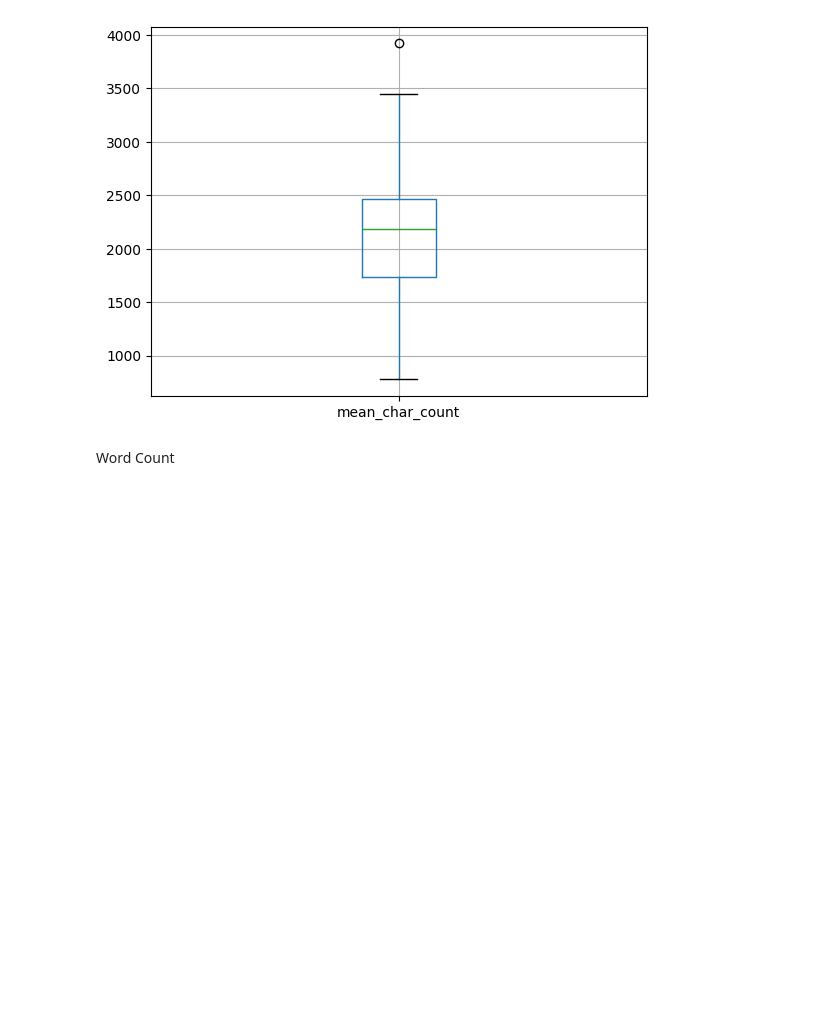
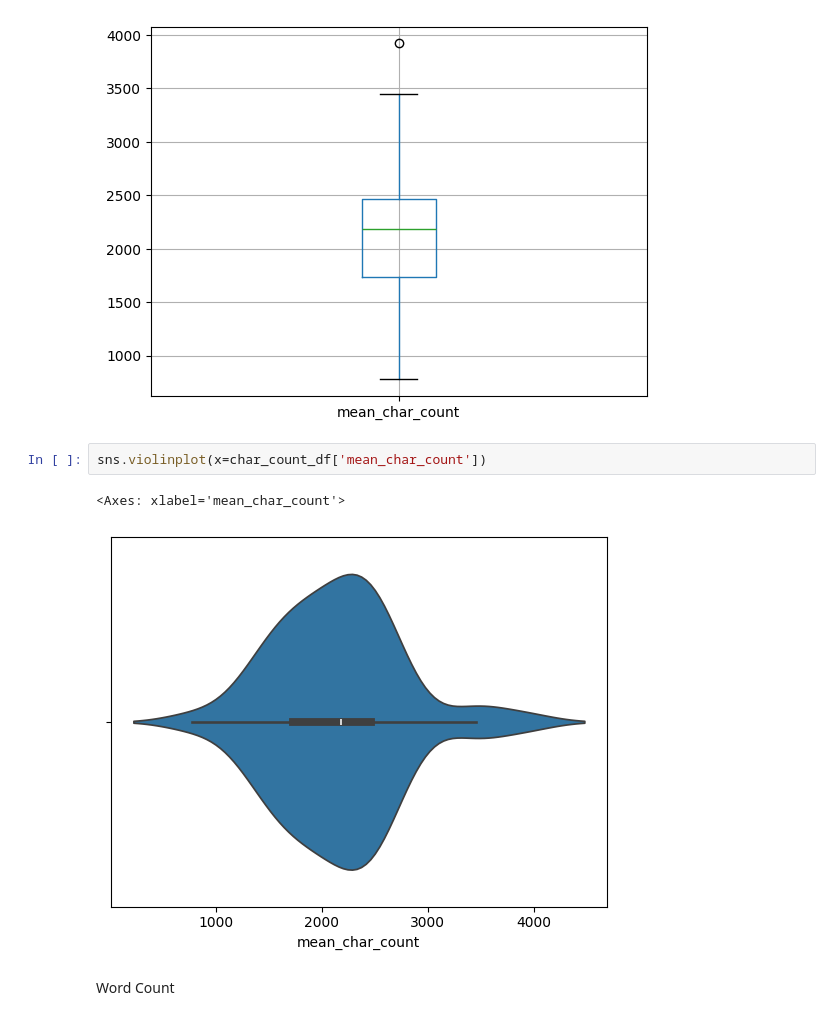
Before and after one commit to jl8771/TextbookGPTApplication, a Jupyter notebook: generate_plots.ipynb, the cells around one changed output. Cells and saved outputs as stored; diff of their text form; blank space fills up the shorter version.

```diff
--- a/generate_plots.ipynb
+++ b/generate_plots.ipynb
@@ -44,6 +50,11 @@ char_count_df.boxplot('mean_char_count')
 # %% [output]
 <Axes: >
 [figure]
+# %%
+sns.violinplot(x=char_count_df['mean_char_count'])
+# %% [output]
+<Axes: xlabel='mean_char_count'>
+[figure, added]
 # %% [markdown]
 Word Count
 # %%
```
Also changed, not shown: parts of 3 cells of this notebook.
